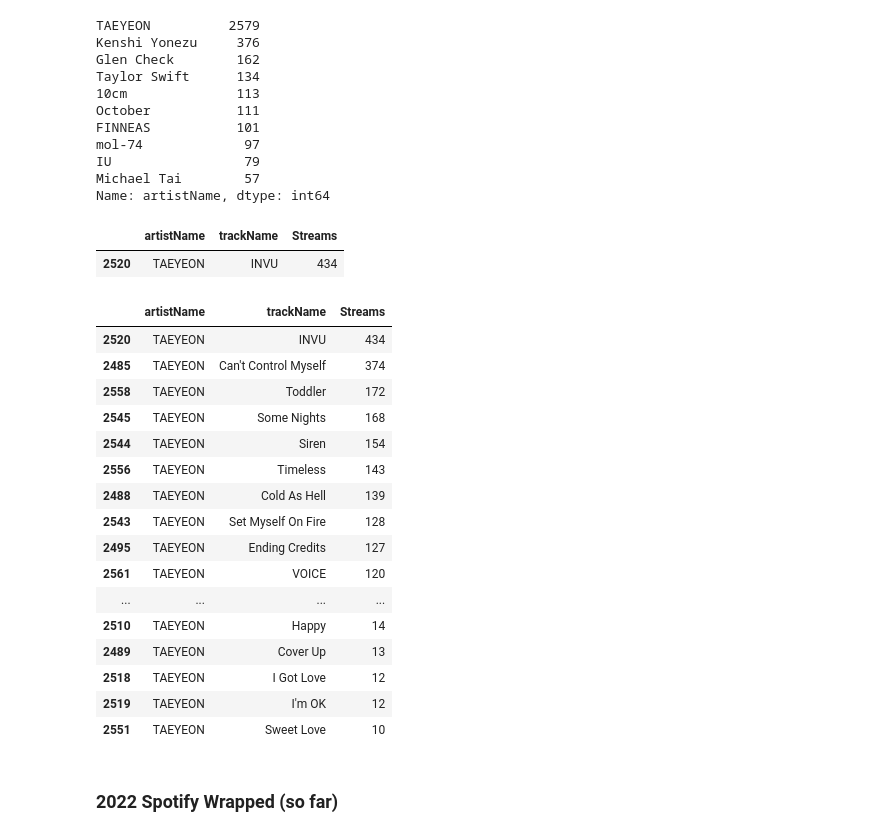
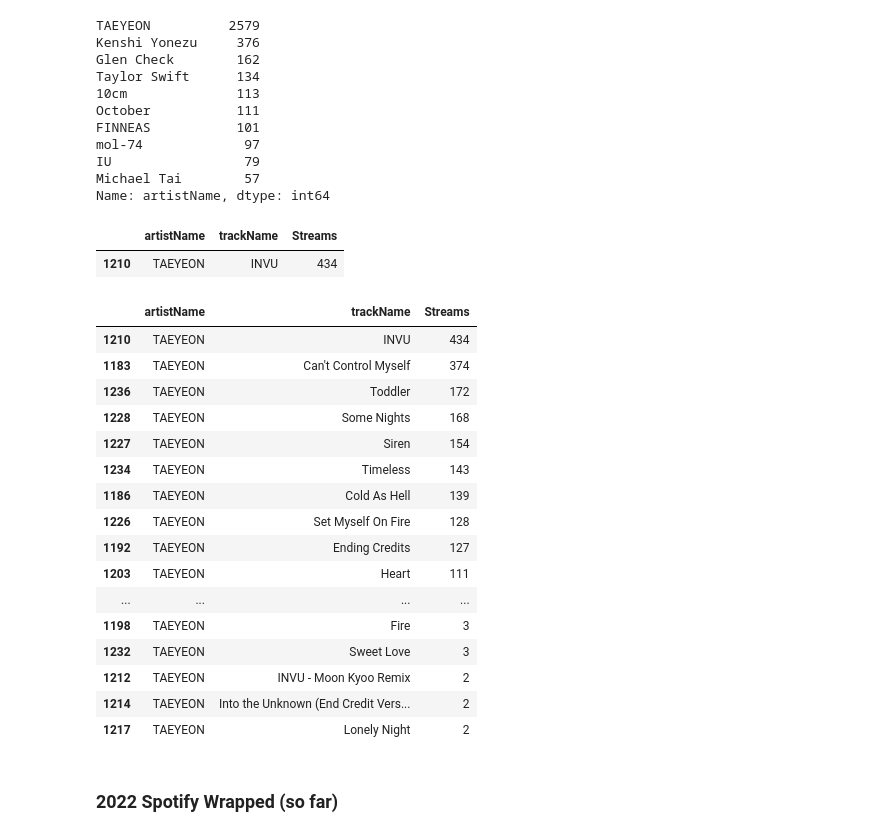
Before and after one commit to andygoh5/spotify-stats, a Jupyter notebook: spotify_stats.ipynb, the cells around one changed output. Cells and saved outputs as stored; diff of their text form; code cells hidden in the pictures.

```diff
--- a/spotify_stats.ipynb
+++ b/spotify_stats.ipynb
@@ -85,32 +92,32 @@ Name: artistName, dtype: int64
 # search for a specific song:
 song_name = 'INVU'
 
-song_stream_count = stream_counts[stream_counts['trackName'] == song_name]
+song_stream_count = streams_2022_counts[streams_2022_counts['trackName'] == song_name]
 song_stream_count.head(10)
 # %% [output]
 |  | artistName | trackName | Streams |
-| 2520 | TAEYEON | INVU | 434 |
+| 1210 | TAEYEON | INVU | 434 |
 # %%
 # search for a specific artist:
 artist_name = 'TAEYEON'
 
-artist_stream_counts = stream_counts[stream_counts['artistName'] == artist_name]
+artist_stream_counts = streams_2022_counts[streams_2022_counts['artistName'] == artist_name]
 artist_stream_counts.head(50)
 # %% [output]
 |  | artistName | trackName | Streams |
-| 2520 | TAEYEON | INVU | 434 |
-| 2485 | TAEYEON | Can't Control Myself | 374 |
-| 2558 | TAEYEON | Toddler | 172 |
-| 2545 | TAEYEON | Some Nights | 168 |
-| 2544 | TAEYEON | Siren | 154 |
-| 2556 | TAEYEON | Timeless | 143 |
-| 2488 | TAEYEON | Cold As Hell | 139 |
-| 2543 | TAEYEON | Set Myself On Fire | 128 |
-| 2495 | TAEYEON | Ending Credits | 127 |
-| 2561 | TAEYEON | VOICE | 120 |
+| 1210 | TAEYEON | INVU | 434 |
+| 1183 | TAEYEON | Can't Control Myself | 374 |
+| 1236 | TAEYEON | Toddler | 172 |
+| 1228 | TAEYEON | Some Nights | 168 |
+| 1227 | TAEYEON | Siren | 154 |
+| 1234 | TAEYEON | Timeless | 143 |
+| 1186 | TAEYEON | Cold As Hell | 139 |
+| 1226 | TAEYEON | Set Myself On Fire | 128 |
+| 1192 | TAEYEON | Ending Credits | 127 |
+| 1203 | TAEYEON | Heart | 111 |
 | ... | ... | ... | ... |
-| 2510 | TAEYEON | Happy | 14 |
-| 2489 | TAEYEON | Cover Up | 13 |
-| 2518 | TAEYEON | I Got Love | 12 |
-| 2519 | TAEYEON | I'm OK | 12 |
-| 2551 | TAEYEON | Sweet Love | 10 |
+| 1198 | TAEYEON | Fire | 3 |
+| 1232 | TAEYEON | Sweet Love | 3 |
+| 1212 | TAEYEON | INVU - Moon Kyoo Remix | 2 |
+| 1214 | TAEYEON | Into the Unknown (End Credit Vers... | 2 |
+| 1217 | TAEYEON | Lonely Night | 2 |
```
Also changed, not shown: parts of 2 cells of this notebook.
